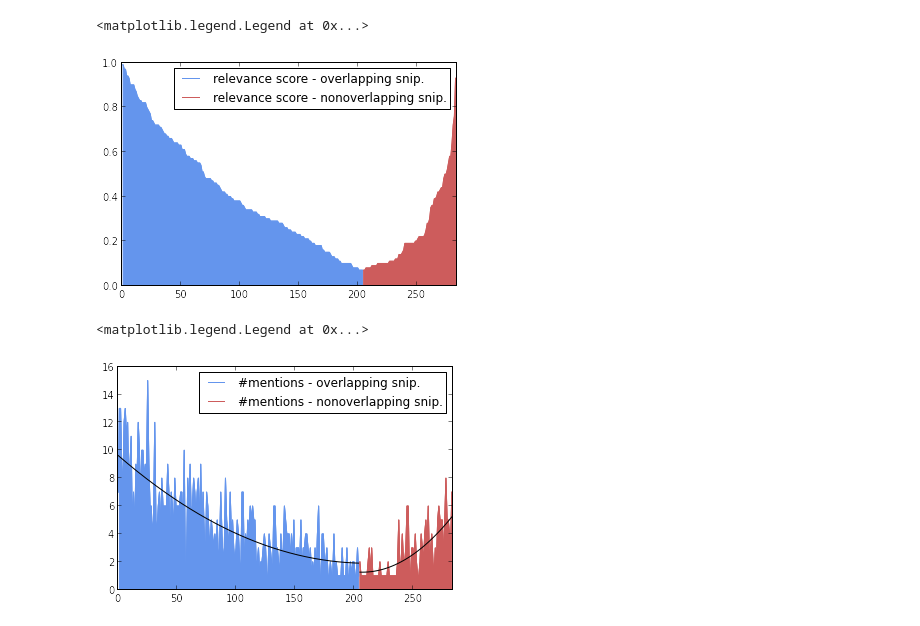
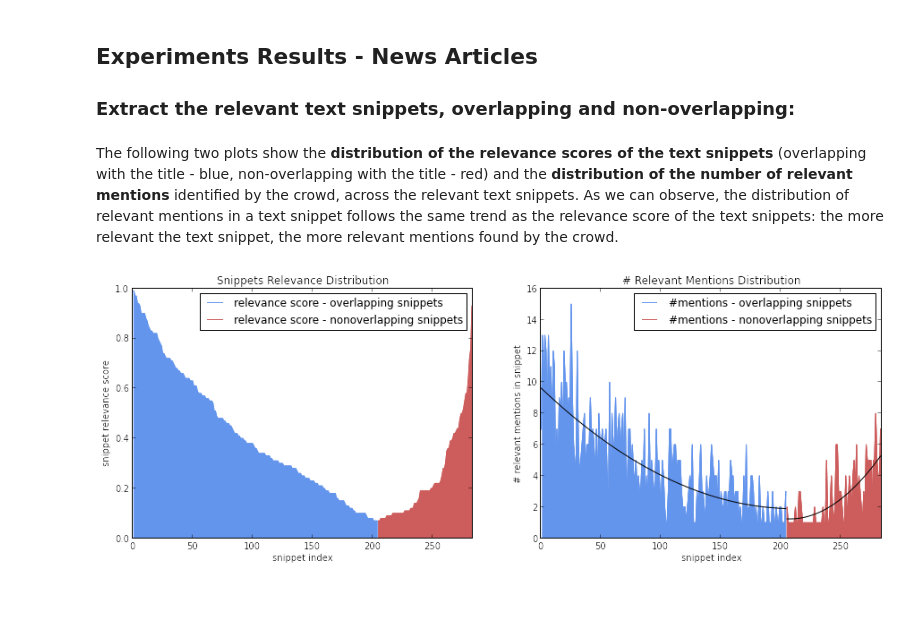
Before and after one commit to CrowdTruth/Salience-In-News-And-Tweets, a Jupyter notebook: Crowdsourcing novelty features for news and tweets.ipynb, the cells around one changed output. Drawn from its saved outputs; the diff is of its cells as text; code cells hidden in the pictures; blank space fills up the shorter version.

```diff
--- a/Crowdsourcing novelty features for news and tweets.ipynb
+++ b/Crowdsourcing novelty features for news and tweets.ipynb
@@ -7,3 +93,8 @@ All the crowdsourcing experiments were performed through the CrowdTruth platform
+# %% [markdown]
+
+## Experiments Results - News Articles
+
+### Extract the relevant text snippets, overlapping and non-overlapping:
 # %%
 import pandas as pd
 import numpy as np
@@ -31,25 +123,34 @@ result.reset_index(inplace=True)
-# %%
-result['subset'] = np.select([result['Overlapping Snippet'] == 1, result['Overlapping Snippet'] == 0], ['relevance score - overlapping snip.', 'relevance score - nonoverlapping snip.'], -1)
-for color, label in zip(['cornflowerblue', 'indianred'], ['relevance score - overlapping snip.', 'relevance score - nonoverlapping snip.', -1]):
-    subset = result[result['subset'] == label]
-    plt.plot(subset['index'], subset['Snippet Relevance Score'], c=color, label=str(label))
-    plt.fill_between(subset['index'], subset['Snippet Relevance Score'], 0, where=subset['index'], color=color)
-plt.xlim(0, len(result['index']))
-plt.legend()
-# %% [output]
-<matplotlib.legend.Legend at 0x...>
-[figure, removed]
+# %% [markdown]
+The following two plots show the <b>distribution of the relevance scores of the text snippets</b> (overlapping with the title - blue, non-overlapping with the title - red) and the <b>distribution of the number of relevant mentions</b> identified by the crowd, across the relevant text snippets. As we can observe, the distribution of relevant mentions in a text snippet follows the same trend as the relevance score of the text snippets: the more relevant the text snippet, the more relevant mentions found by the crowd.
 # %%
-result['subset'] = np.select([result['Overlapping Snippet'] == 1, result['Overlapping Snippet'] == 0], ['#mentions - overlapping snip.', '#mentions - nonoverlapping snip.'], -1)
-for color, label in zip(['cornflowerblue', 'indianred'], ['#mentions - overlapping snip.', '#mentions - nonoverlapping snip.', -1]):
-    subset = result[result['subset'] == label]
+plt.rcParams['figure.figsize'] = 15, 5
+plt.subplot(1, 2, 1)
+plt.title('Snippets Relevance Distribution')
+orderedDF['subset'] = np.select([orderedDF['Overlapping Snippet'] == 1, orderedDF['Overlapping Snippet'] == 0], ['relevance score - overlapping snippets', 'relevance score - nonoverlapping snippets'], -1)
+for color, label in zip(['cornflowerblue', 'indianred'], ['relevance score - overlapping snippets', 'relevance score - nonoverlapping snippets', -1]):
+    subset = orderedDF[orderedDF['subset'] == label]
+    plt.plot(subset['index'], subset['Snippet Relevance Score'], c=color, label=str(label))
+    plt.fill_between(subset['index'], subset['Snippet Relevance Score'], 0, where=subset['index'], color=color)
+plt.xlim(0, len(orderedDF['index']))
+plt.ylabel('snippet relevance score')
+plt.xlabel('snippet index')
+plt.legend()
+#plt.show()
+
+plt.subplot(1, 2, 2)
+plt.title('# Relevant Mentions Distribution')
+orderedDF['subset'] = np.select([orderedDF['Overlapping Snippet'] == 1, orderedDF['Overlapping Snippet'] == 0], ['#mentions - overlapping snippets', '#mentions - nonoverlapping snippets'], -1)
+for color, label in zip(['cornflowerblue', 'indianred'], ['#mentions - overlapping snippets', '#mentions - nonoverlapping snippets', -1]):
+    subset = orderedDF[orderedDF['subset'] == label]
     plt.plot(subset['index'], subset['Number of Relevant Mentions'], c=color, label=str(label))
     plt.fill_between(subset['index'], subset['Number of Relevant Mentions'], 0, where=subset['index'], color=color)
     z = np.polyfit(subset['index'],subset['Number of Relevant Mentions'],2)
     p = np.poly1d(z)
     plt.plot(subset['index'],subset['Number of Relevant Mentions'], color, subset['index'], p(subset['index']),'k-')
-plt.xlim(0, len(result['index']))
+plt.xlim(0, len(orderedDF['index']))
+plt.ylabel('# relevant mentions in snippet')
+plt.xlabel('snippet index')
 plt.legend()
+plt.show()
 # %% [output]
-<matplotlib.legend.Legend at 0x...>
-[figure, old version]
+[figure, new version]
```
Also changed, not shown: parts of 18 cells of this notebook, 38 other files.
